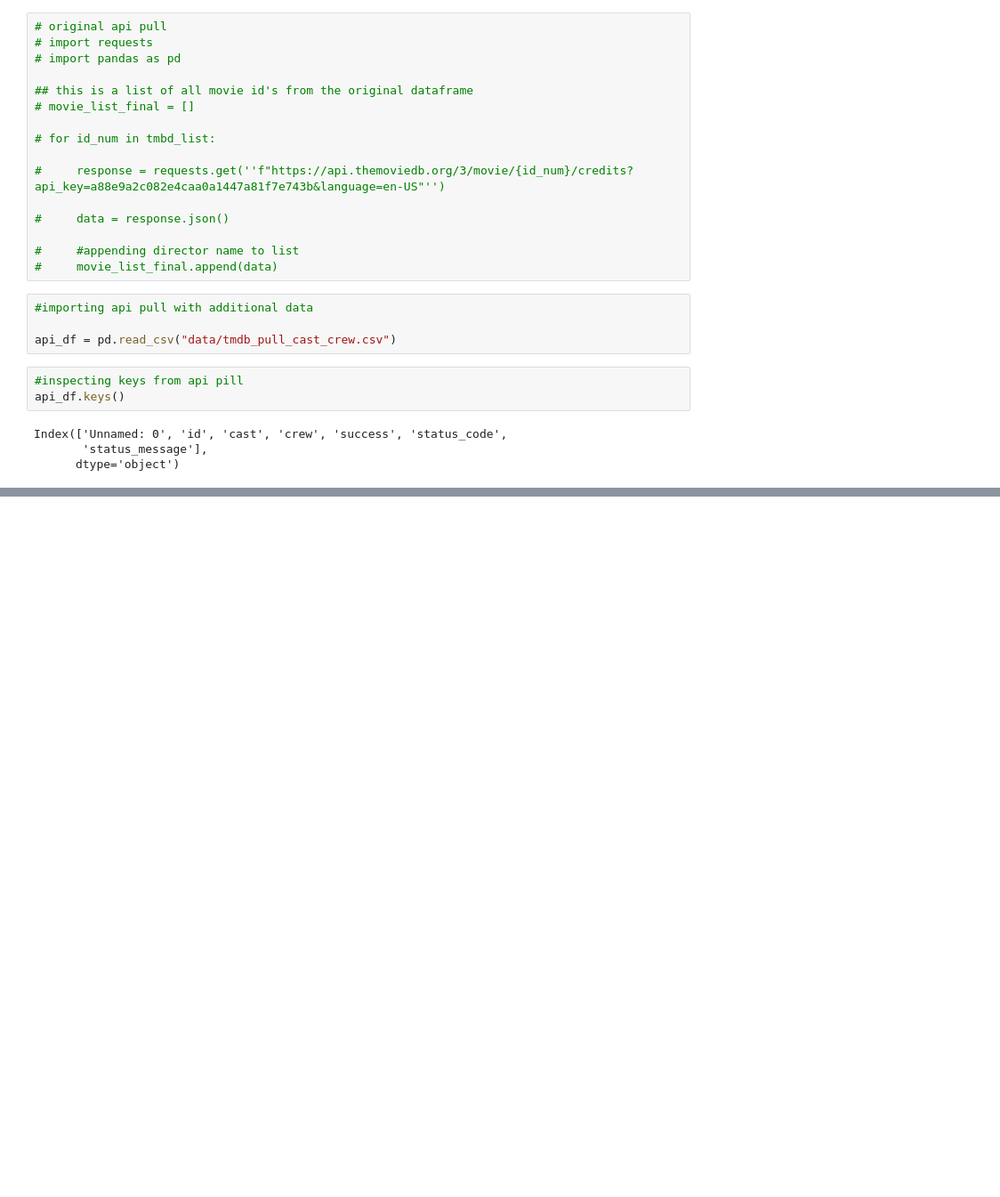
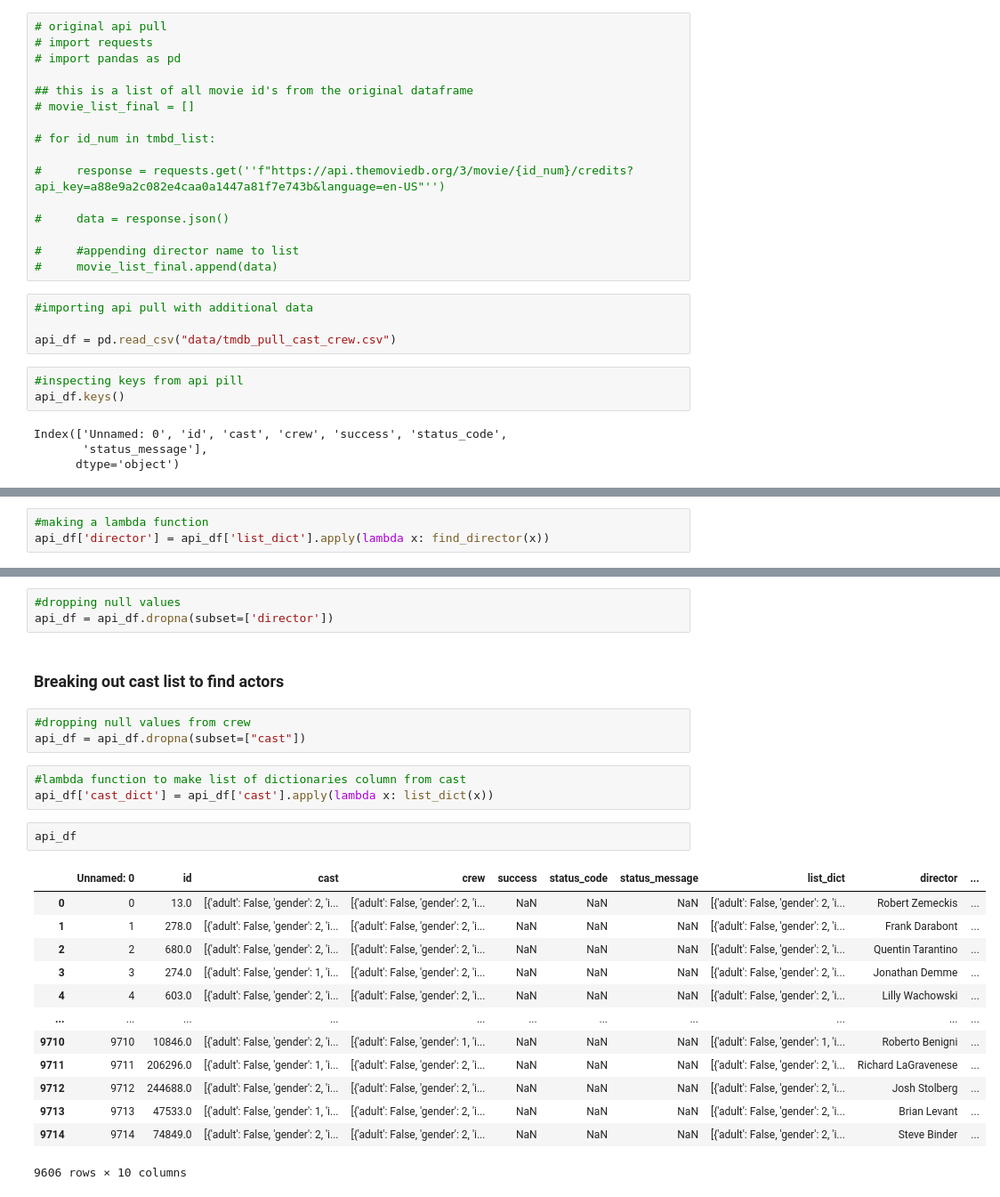
Before and after one commit to stephcia/movie-recommendation-system, a Jupyter notebook: content_based_system.ipynb, the cells around one changed output, grey strips where cells are left out. Shown at 89% size. Cells and saved outputs as stored; diff of their text form; blank space fills up the shorter version.

```diff
--- a/content_based_system.ipynb
+++ b/content_based_system.ipynb
@@ -530,0 +535,3 @@ test
+# %%
+#making a lambda function
+api_df['director'] = api_df['list_dict'].apply(lambda x: find_director(x))
@@ -530,0 +560,27 @@ test
+# %%
+#dropping null values
+api_df = api_df.dropna(subset=['director'])
+# %% [markdown]
+### Breaking out cast list to find actors
+# %%
+#dropping null values from crew
+api_df = api_df.dropna(subset=["cast"])
+# %%
+#lambda function to make list of dictionaries column from cast
+api_df['cast_dict'] = api_df['cast'].apply(lambda x: list_dict(x))
+# %%
+api_df
+# %% [output]
+|  | Unnamed: 0 | id | cast | crew | success | status_code | status_message | list_dict | director | ... |
+| 0 | 0 | 13.0 | [{'adult': False, 'gender': 2, 'i... | [{'adult': False, 'gender': 2, 'i... | NaN | NaN | NaN | [{'adult': False, 'gender': 2, 'i... | Robert Zemeckis | ... |
+| 1 | 1 | 278.0 | [{'adult': False, 'gender': 2, 'i... | [{'adult': False, 'gender': 2, 'i... | NaN | NaN | NaN | [{'adult': False, 'gender': 2, 'i... | Frank Darabont | ... |
+| 2 | 2 | 680.0 | [{'adult': False, 'gender': 2, 'i... | [{'adult': False, 'gender': 2, 'i... | NaN | NaN | NaN | [{'adult': False, 'gender': 2, 'i... | Quentin Tarantino | ... |
+| 3 | 3 | 274.0 | [{'adult': False, 'gender': 1, 'i... | [{'adult': False, 'gender': 2, 'i... | NaN | NaN | NaN | [{'adult': False, 'gender': 2, 'i... | Jonathan Demme | ... |
+| 4 | 4 | 603.0 | [{'adult': False, 'gender': 2, 'i... | [{'adult': False, 'gender': 2, 'i... | NaN | NaN | NaN | [{'adult': False, 'gender': 2, 'i... | Lilly Wachowski | ... |
+| ... | ... | ... | ... | ... | ... | ... | ... | ... | ... | ... |
+| 9710 | 9710 | 10846.0 | [{'adult': False, 'gender': 2, 'i... | [{'adult': False, 'gender': 1, 'i... | NaN | NaN | NaN | [{'adult': False, 'gender': 1, 'i... | Roberto Benigni | ... |
+| 9711 | 9711 | 206296.0 | [{'adult': False, 'gender': 1, 'i... | [{'adult': False, 'gender': 2, 'i... | NaN | NaN | NaN | [{'adult': False, 'gender': 2, 'i... | Richard LaGravenese | ... |
+| 9712 | 9712 | 244688.0 | [{'adult': False, 'gender': 2, 'i... | [{'adult': False, 'gender': 2, 'i... | NaN | NaN | NaN | [{'adult': False, 'gender': 2, 'i... | Josh Stolberg | ... |
+| 9713 | 9713 | 47533.0 | [{'adult': False, 'gender': 1, 'i... | [{'adult': False, 'gender': 2, 'i... | NaN | NaN | NaN | [{'adult': False, 'gender': 2, 'i... | Brian Levant | ... |
+| 9714 | 9714 | 74849.0 | [{'adult': False, 'gender': 2, 'i... | [{'adult': False, 'gender': 2, 'i... | NaN | NaN | NaN | [{'adult': False, 'gender': 2, 'i... | Steve Binder | ... |
+9606 rows × 10 columns
```
Also changed, not shown: parts of 28 cells of this notebook.
